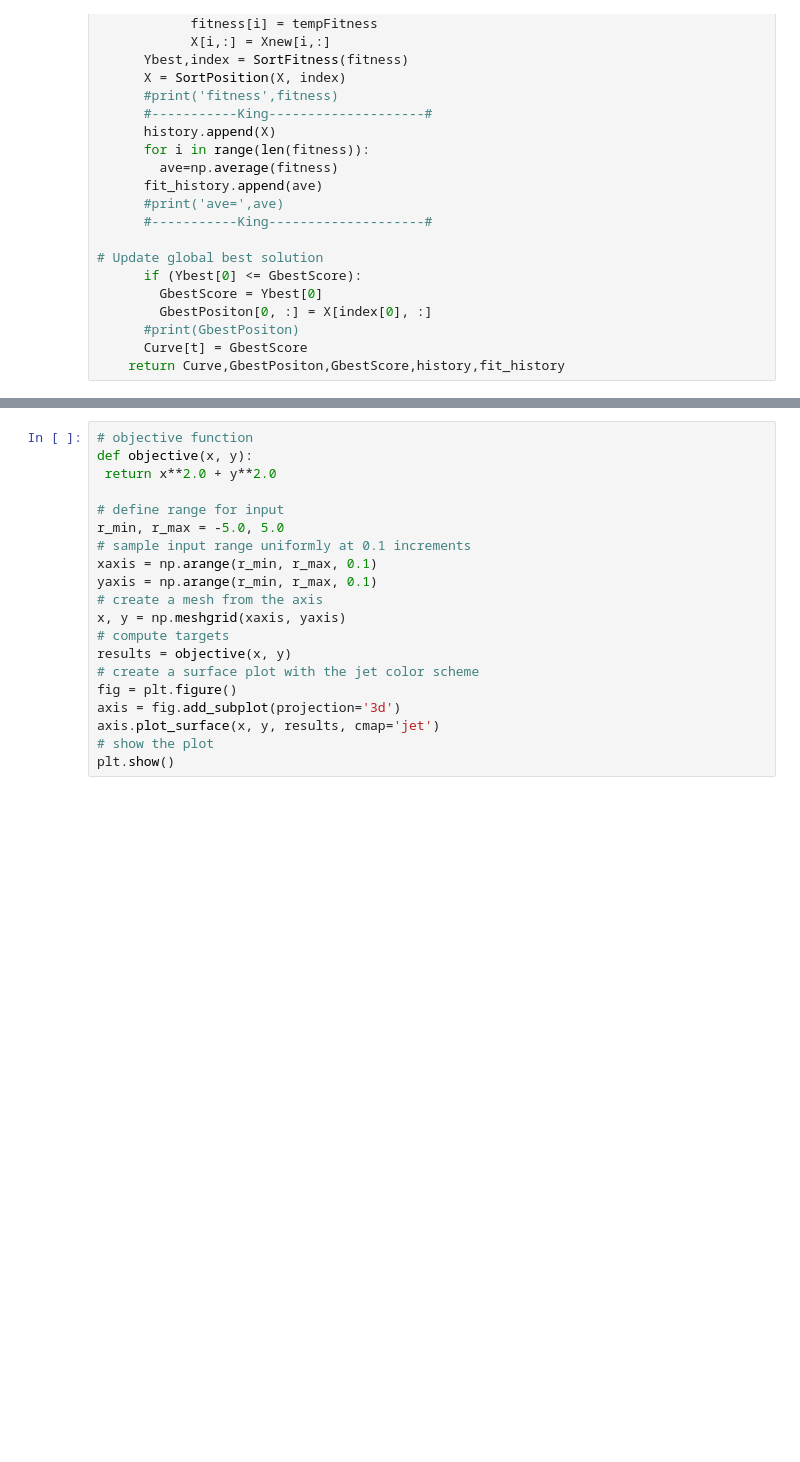
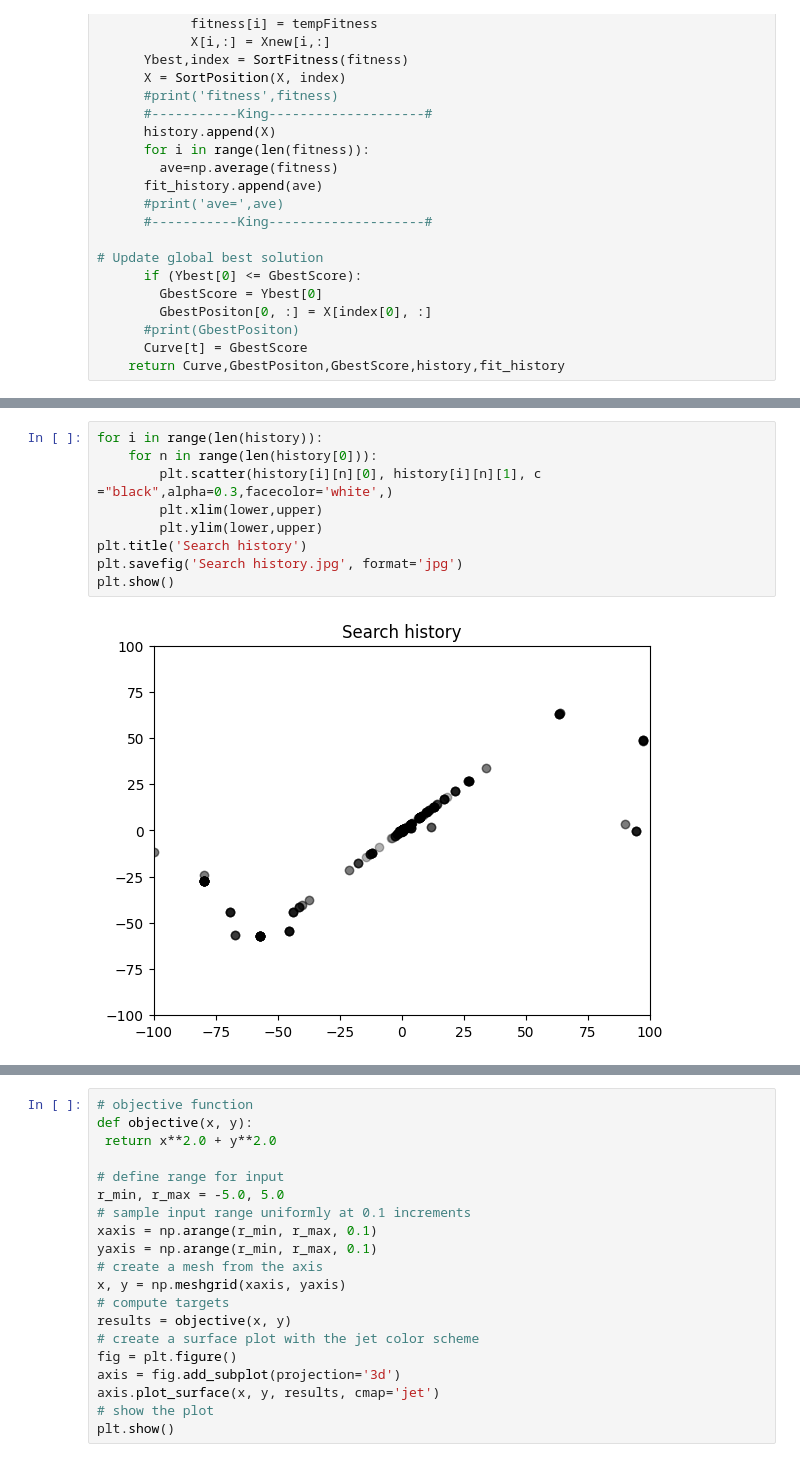
Before and after one commit to wynnstan42/AVOAWorkspace, a Jupyter notebook: AVOA_github.ipynb, the cells around one changed output, grey strips where cells are left out. Drawn from its saved outputs; the diff is of its cells as text; blank space fills up the shorter version.

```diff
--- a/AVOA_github.ipynb
+++ b/AVOA_github.ipynb
@@ -288,2 +289,13 @@ The optimal solution： [[-4.34975538e-205 -4.34975538e-205 -4.34975538e-205 -4.
+# %%
+for i in range(len(history)):
+    for n in range(len(history[0])):
+        plt.scatter(history[i][n][0], history[i][n][1], c ="black",alpha=0.3,facecolor='white',)
+        plt.xlim(lower,upper)
+        plt.ylim(lower,upper)
+plt.title('Search history')
+plt.savefig('Search history.jpg', format='jpg')
+plt.show()
+# %% [output]
+[figure, added]
 # %%
 plt.plot(fit_history,color='b', marker='o', linewidth=2, markersize=6)
```
Also changed, not shown: parts of 5 cells of this notebook, 2 other files.
